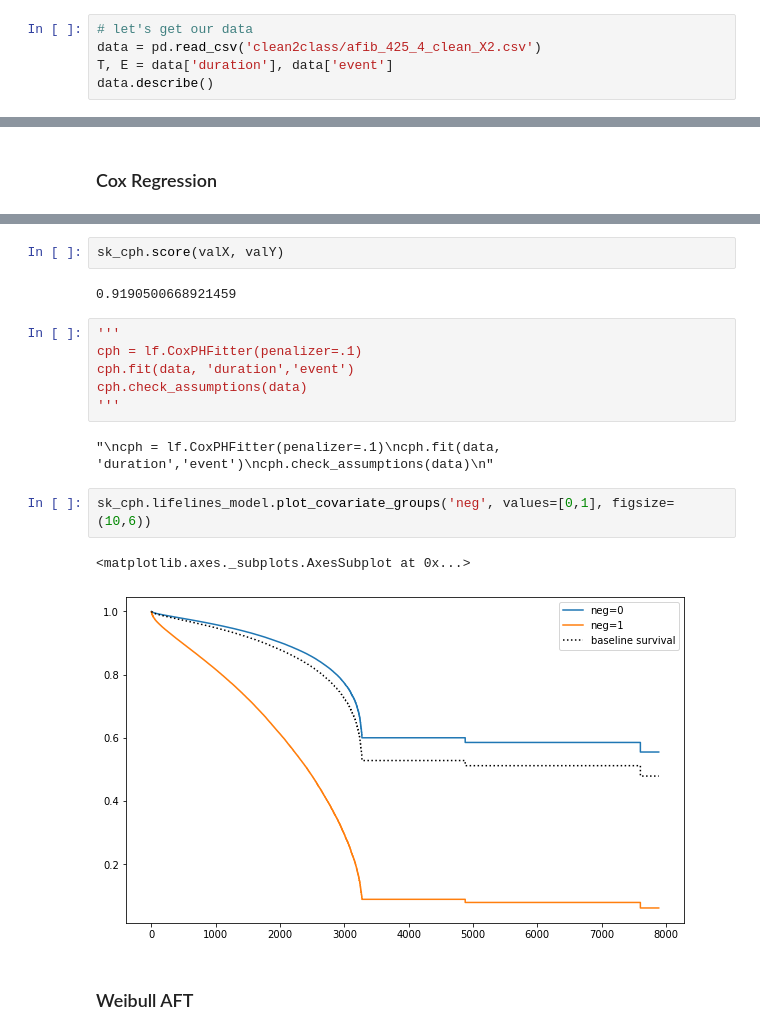
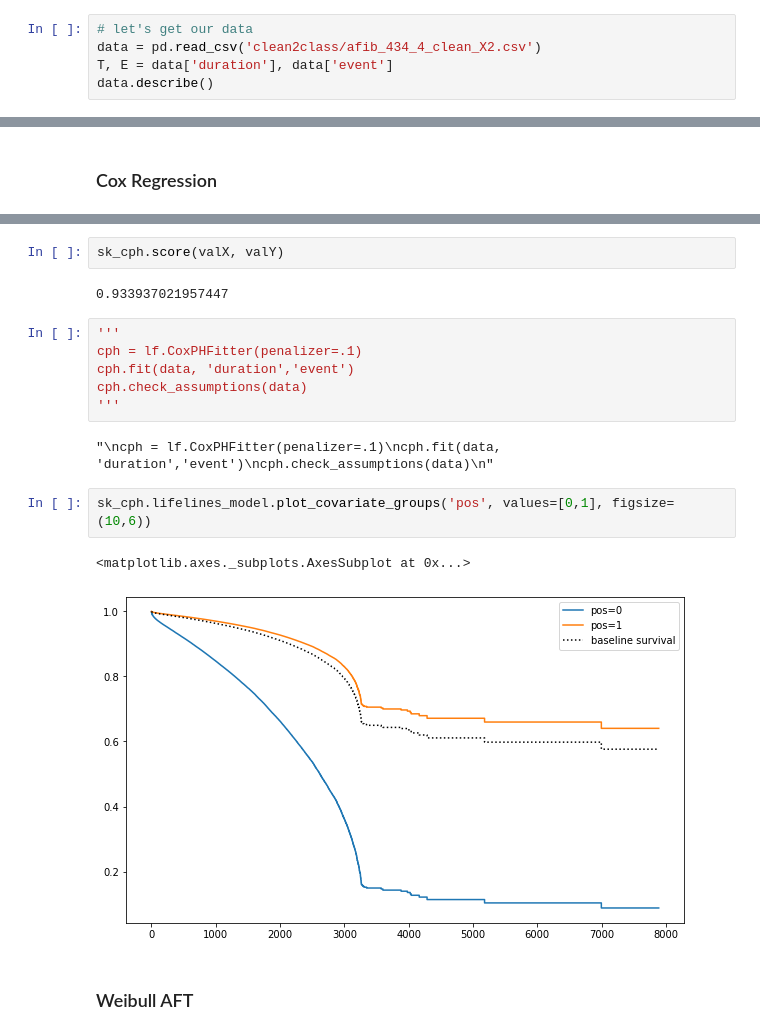
Before and after one commit to wilson-diaz/HCUP-Survival, a Jupyter notebook: SurvivalRegression2Class.ipynb, the cells around one changed output, grey strips where cells are left out. Saved outputs shown, nothing was run; the diff lists cells and outputs as text.

```diff
--- a/SurvivalRegression2Class.ipynb
+++ b/SurvivalRegression2Class.ipynb
@@ -12,7 +12,7 @@ from sklearn import model_selection
 from sklearn.linear_model import LinearRegression
 # %%
 # let's get our data
-data = pd.read_csv('clean2class/afib_425_4_clean_X2.csv')
+data = pd.read_csv('clean2class/afib_434_4_clean_X2.csv')
 T, E = data['duration'], data['event']
 data.describe()
 # %% [output]
@@ -123,7 +129,7 @@ sk_cph.lifelines_model.print_summary()
 # %%
 sk_cph.score(valX, valY)
 # %% [output]
-0.9190500668921459
+0.933937021957447
 # %%
 '''
 cph = lf.CoxPHFitter(penalizer=.1)
@@ -133,10 +139,10 @@ cph.check_assumptions(data)
 # %% [output]
 "\ncph = lf.CoxPHFitter(penalizer=.1)\ncph.fit(data, 'duration','event')\ncph.check_assumptions(data)\n"
 # %%
-sk_cph.lifelines_model.plot_covariate_groups('neg', values=[0,1], figsize=(10,6))
+sk_cph.lifelines_model.plot_covariate_groups('pos', values=[0,1], figsize=(10,6))
 # %% [output]
 <matplotlib.axes._subplots.AxesSubplot at 0x...>
-[figure, old version]
+[figure, new version]
 # %% [markdown]
 ### Weibull AFT
 # %%
```
Also changed, not shown: parts of 38 cells of this notebook, 1 other file.
